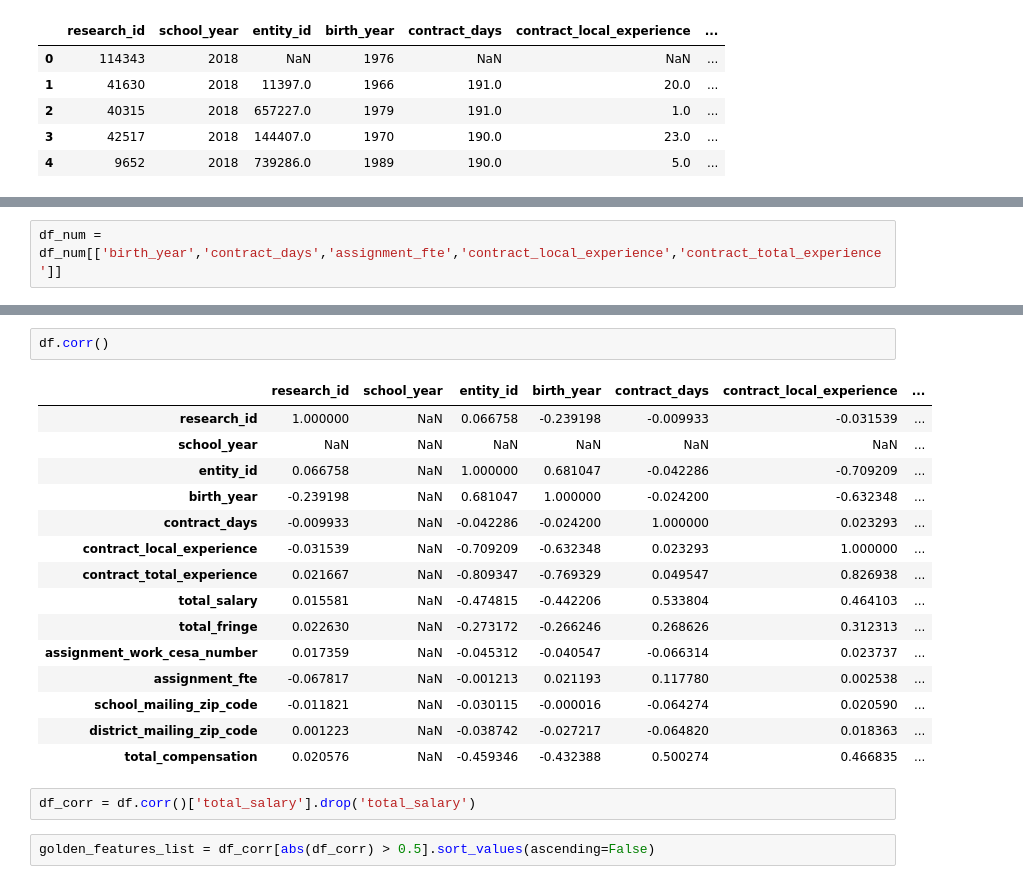
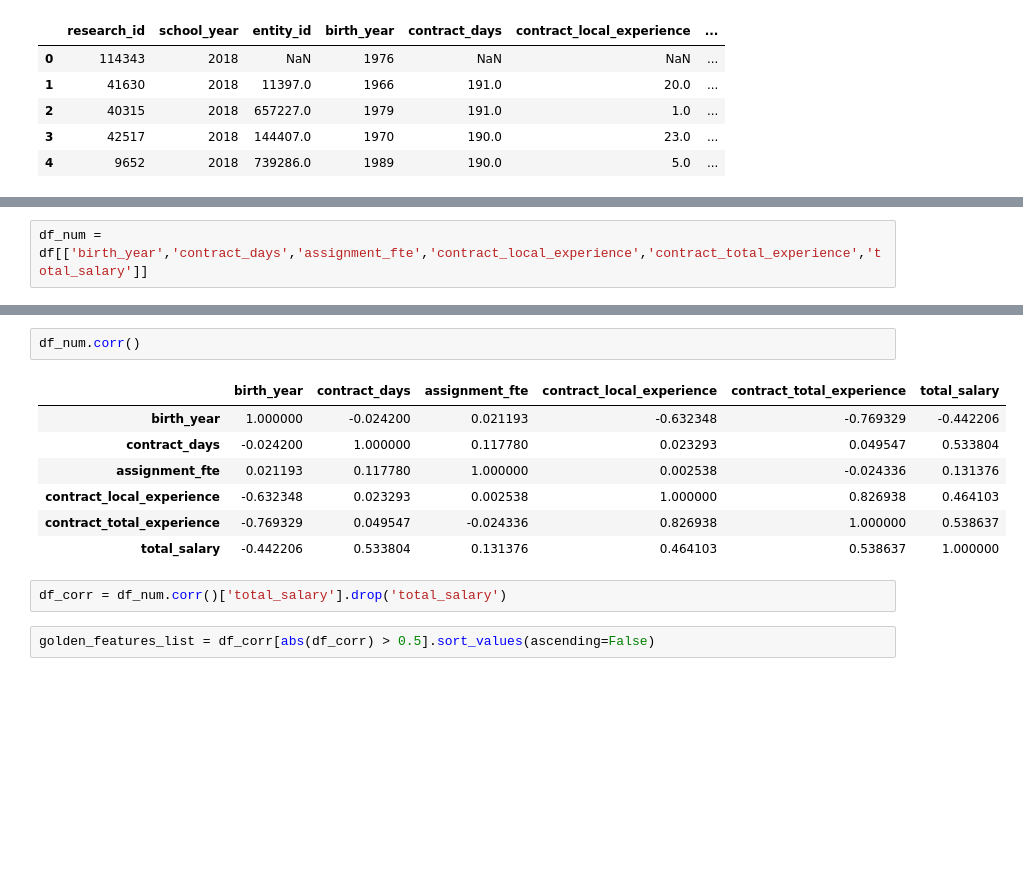
Before and after one commit to j-buss/wi-dpi, a Jupyter notebook: Quick_Analysis_wi_dpi_all_staff.ipynb, the cells around one changed output, grey strips where cells are left out. Cells and saved outputs as stored; diff of their text form; blank space fills up the shorter version.

```diff
--- a/Quick_Analysis_wi_dpi_all_staff.ipynb
+++ b/Quick_Analysis_wi_dpi_all_staff.ipynb
@@ -210,5 +204,5 @@ df_num.head()
 # %%
-df_num = df_num[['birth_year','contract_days','assignment_fte','contract_local_experience','contract_total_experience']]
+df_num = df[['birth_year','contract_days','assignment_fte','contract_local_experience','contract_total_experience','total_salary']]
 # %%
 df_num.hist(figsize=(16, 20), bins=100, xlabelsize=8, ylabelsize=8);
 # %% [output]
@@ -220,23 +210,15 @@ df.hist(figsize=(16, 20), bins=100, xlabelsize=8, ylabelsize=8);
 # %%
-df.corr()
+df_num.corr()
 # %% [output]
-|  | research_id | school_year | entity_id | birth_year | contract_days | contract_local_experience | ... |
-| research_id | 1.000000 | NaN | 0.066758 | -0.239198 | -0.009933 | -0.031539 | ... |
-| school_year | NaN | NaN | NaN | NaN | NaN | NaN | ... |
-| entity_id | 0.066758 | NaN | 1.000000 | 0.681047 | -0.042286 | -0.709209 | ... |
-| birth_year | -0.239198 | NaN | 0.681047 | 1.000000 | -0.024200 | -0.632348 | ... |
-| contract_days | -0.009933 | NaN | -0.042286 | -0.024200 | 1.000000 | 0.023293 | ... |
-| contract_local_experience | -0.031539 | NaN | -0.709209 | -0.632348 | 0.023293 | 1.000000 | ... |
-| contract_total_experience | 0.021667 | NaN | -0.809347 | -0.769329 | 0.049547 | 0.826938 | ... |
-| total_salary | 0.015581 | NaN | -0.474815 | -0.442206 | 0.533804 | 0.464103 | ... |
-| total_fringe | 0.022630 | NaN | -0.273172 | -0.266246 | 0.268626 | 0.312313 | ... |
-| assignment_work_cesa_number | 0.017359 | NaN | -0.045312 | -0.040547 | -0.066314 | 0.023737 | ... |
-| assignment_fte | -0.067817 | NaN | -0.001213 | 0.021193 | 0.117780 | 0.002538 | ... |
-| school_mailing_zip_code | -0.011821 | NaN | -0.030115 | -0.000016 | -0.064274 | 0.020590 | ... |
-| district_mailing_zip_code | 0.001223 | NaN | -0.038742 | -0.027217 | -0.064820 | 0.018363 | ... |
-| total_compensation | 0.020576 | NaN | -0.459346 | -0.432388 | 0.500274 | 0.466835 | ... |
+|  | birth_year | contract_days | assignment_fte | contract_local_experience | contract_total_experience | total_salary |
+| birth_year | 1.000000 | -0.024200 | 0.021193 | -0.632348 | -0.769329 | -0.442206 |
+| contract_days | -0.024200 | 1.000000 | 0.117780 | 0.023293 | 0.049547 | 0.533804 |
+| assignment_fte | 0.021193 | 0.117780 | 1.000000 | 0.002538 | -0.024336 | 0.131376 |
+| contract_local_experience | -0.632348 | 0.023293 | 0.002538 | 1.000000 | 0.826938 | 0.464103 |
+| contract_total_experience | -0.769329 | 0.049547 | -0.024336 | 0.826938 | 1.000000 | 0.538637 |
+| total_salary | -0.442206 | 0.533804 | 0.131376 | 0.464103 | 0.538637 | 1.000000 |
 # %%
-df_corr = df.corr()['total_salary'].drop('total_salary')
+df_corr = df_num.corr()['total_salary'].drop('total_salary')
 # %%
 golden_features_list = df_corr[abs(df_corr) > 0.5].sort_values(ascending=False)
 # %%
```
Also changed, not shown: parts of 13 cells of this notebook.
